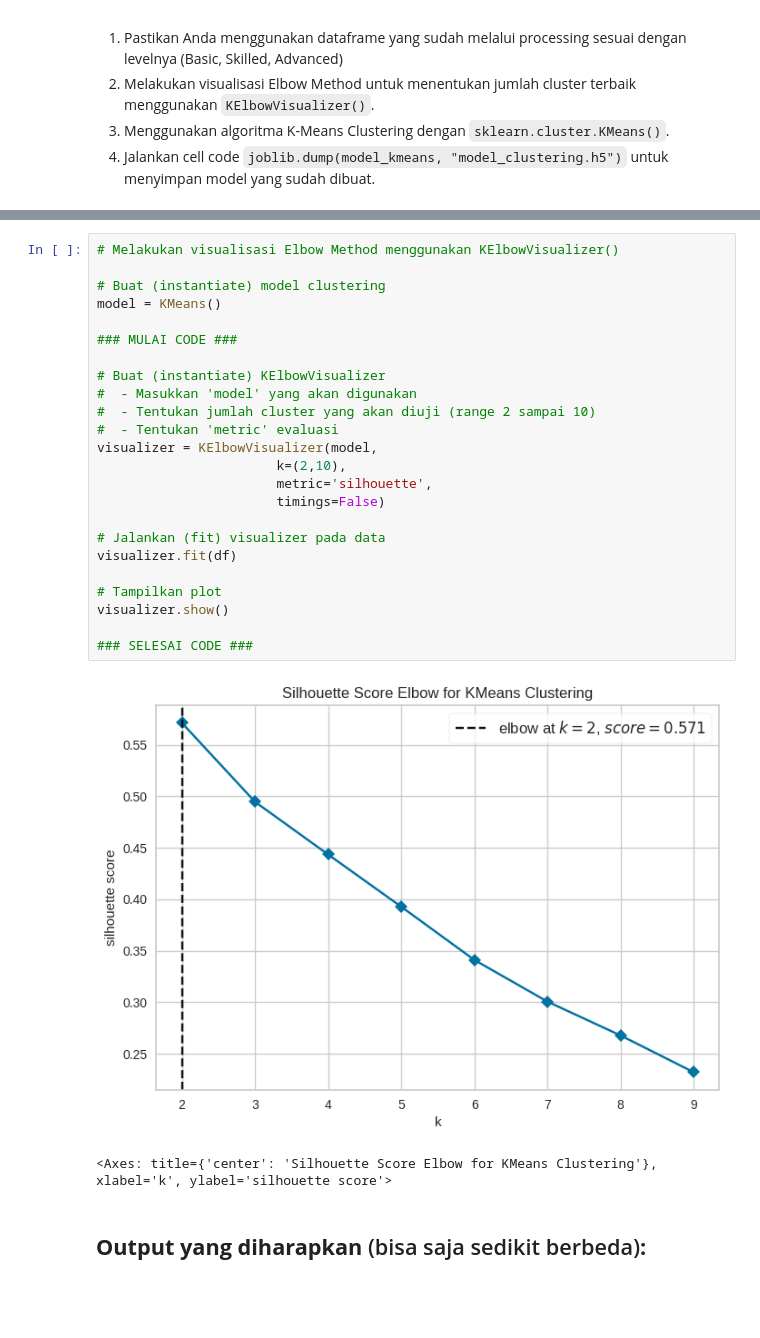
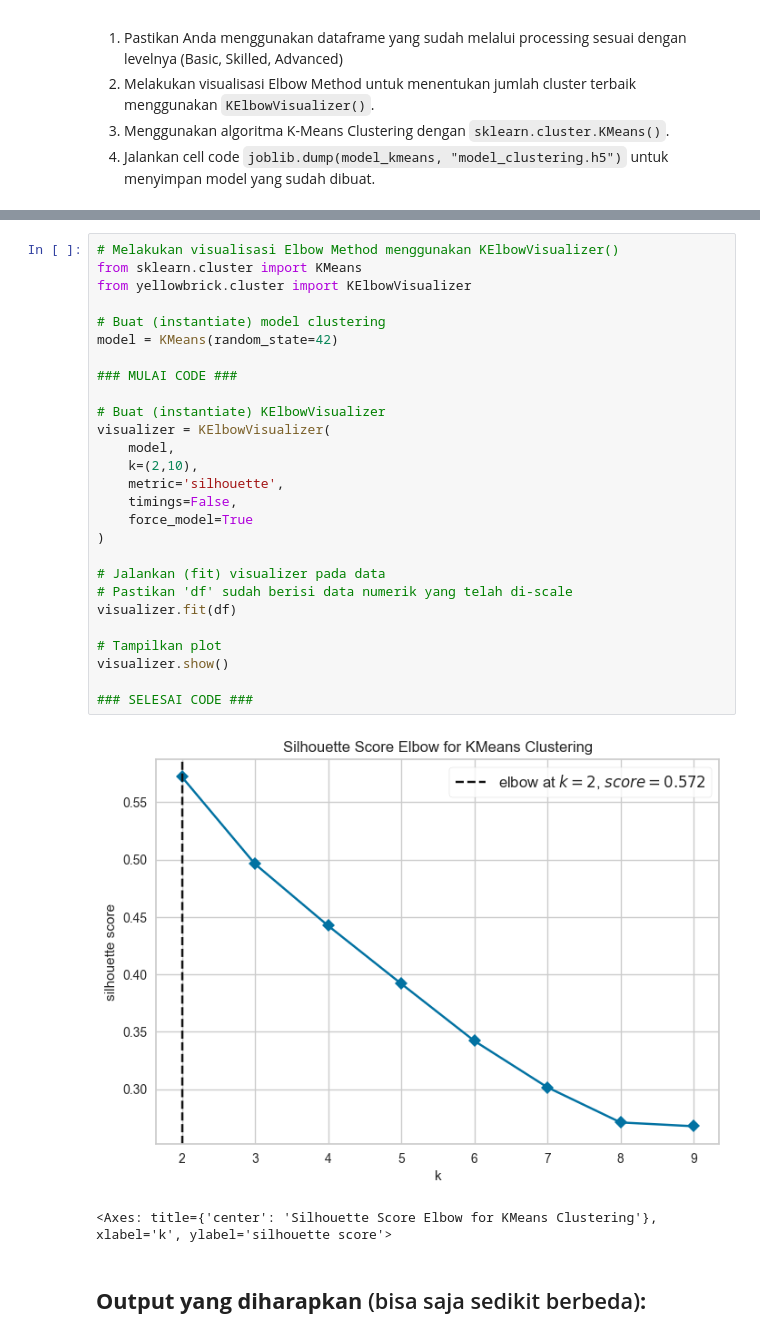
Before and after one commit to naththexplorer/machine-learning-dicoding, a Jupyter notebook: [Clustering]_Submission_Akhir_BMLP_FirdausAB.ipynb, the cells around one changed output, grey strips where cells are left out. Drawn from its saved outputs; the diff is of its cells as text; blank space fills up the shorter version.

```diff
--- a/[Clustering]_Submission_Akhir_BMLP_FirdausAB.ipynb
+++ b/[Clustering]_Submission_Akhir_BMLP_FirdausAB.ipynb
@@ -609,30 +607,33 @@ df_used.describe()
 | max | 2.960651e+00 | 1.000000 | 42.000000 | 2.000000 | 1.990369e+00 | 3.000000 | ... |
 # %%
 # Melakukan visualisasi Elbow Method menggunakan KElbowVisualizer()
+from sklearn.cluster import KMeans
+from yellowbrick.cluster import KElbowVisualizer
 
 # Buat (instantiate) model clustering
-model = KMeans()
+model = KMeans(random_state=42)
 
 ### MULAI CODE ###
 
 # Buat (instantiate) KElbowVisualizer
-#  - Masukkan 'model' yang akan digunakan
-#  - Tentukan jumlah cluster yang akan diuji (range 2 sampai 10)
-#  - Tentukan 'metric' evaluasi
-visualizer = KElbowVisualizer(model,
-                       k=(2,10),
-                       metric='silhouette',
-                       timings=False)
+visualizer = KElbowVisualizer(
+    model,
+    k=(2,10),
+    metric='silhouette',
+    timings=False,
+    force_model=True
+)
 
 # Jalankan (fit) visualizer pada data
+# Pastikan 'df' sudah berisi data numerik yang telah di-scale
 visualizer.fit(df)
 
 # Tampilkan plot
 visualizer.show()
 
 ### SELESAI CODE ###
 # %% [output]
-[figure, old version]
+[figure, new version]
 <Axes: title={'center': 'Silhouette Score Elbow for KMeans Clustering'}, xlabel='k', ylabel='silhouette score'>
 # %% [markdown]
 ## **Output yang diharapkan** (bisa saja sedikit berbeda)**:**
```
Also changed, not shown: parts of 11 cells of this notebook, 5 other files.
